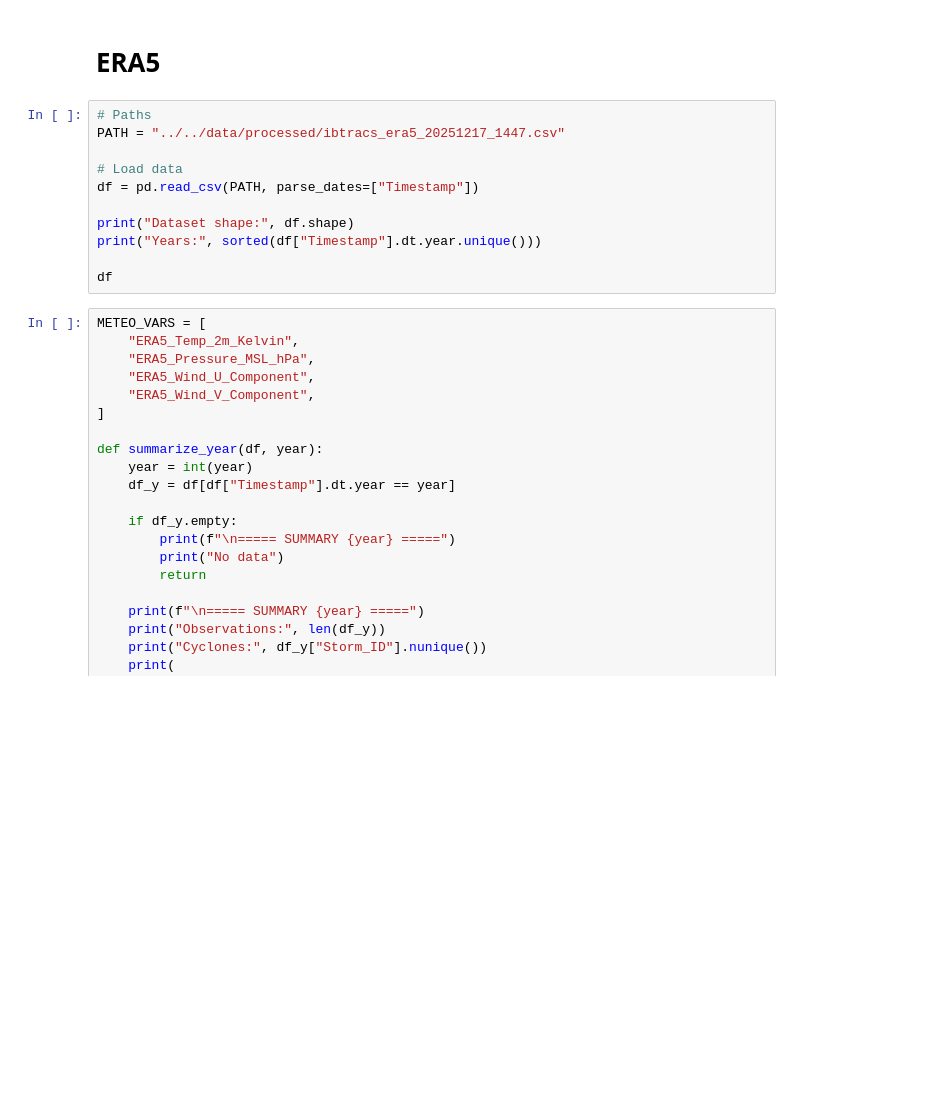
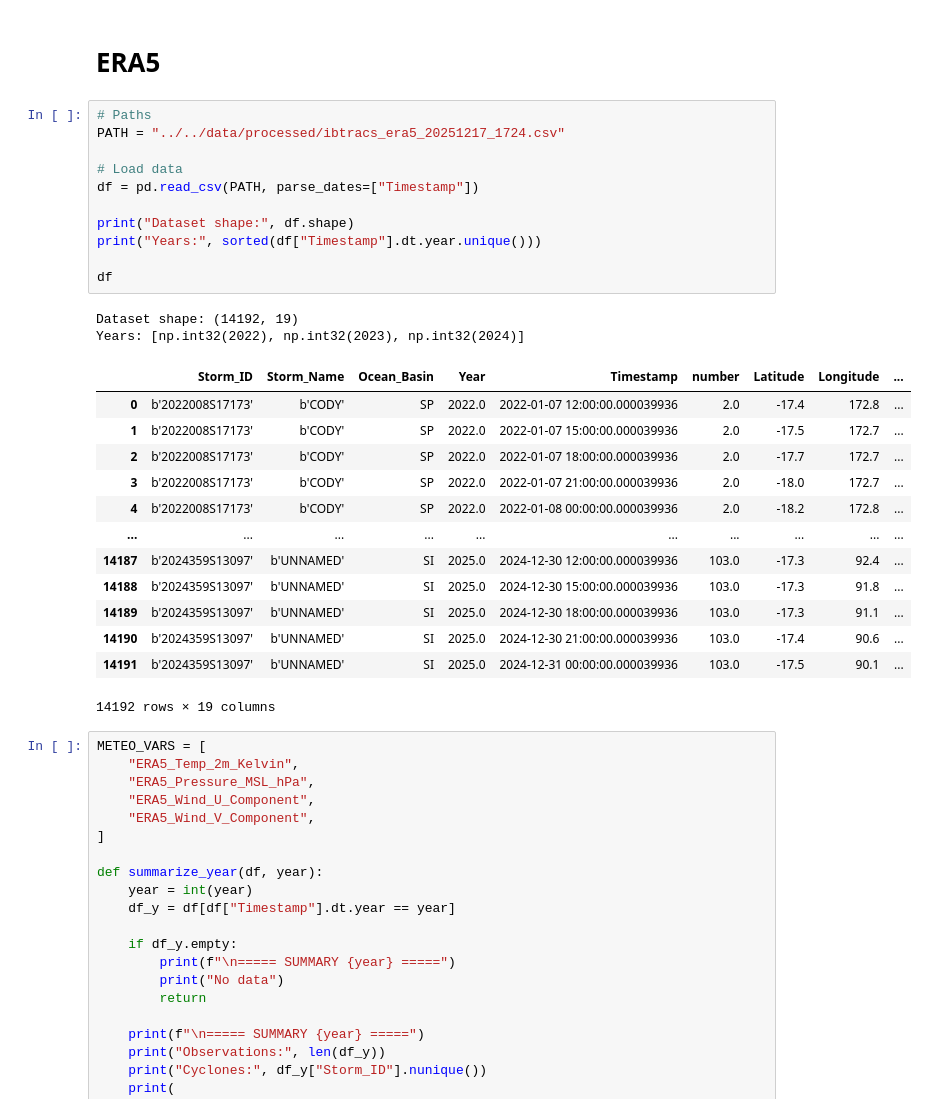
Before and after one commit to Louiscrrn/multimodal_natural_disaster_dataset, a Jupyter notebook: ERATrACS/notebooks/analysis.ipynb, the cells around one changed output. Saved outputs shown, nothing was run; the diff lists cells and outputs as text; blank space fills up the shorter version.

```diff
--- a/ERATrACS/notebooks/analysis.ipynb
+++ b/ERATrACS/notebooks/analysis.ipynb
@@ -204,15 +254,31 @@ plot_basin_bounding_boxes_with_template(BASIN_BBOX, BASIN_COLORS)
 # ERA5
 # %%
 # Paths
-PATH = "../../data/processed/ibtracs_era5_20251217_1447.csv"
+PATH = "../../data/processed/ibtracs_era5_20251217_1724.csv"
 
 # Load data
 df = pd.read_csv(PATH, parse_dates=["Timestamp"])
 
 print("Dataset shape:", df.shape)
 print("Years:", sorted(df["Timestamp"].dt.year.unique()))
 
 df
+# %% [output]
+Dataset shape: (14192, 19)
+Years: [np.int32(2022), np.int32(2023), np.int32(2024)]
+|  | Storm_ID | Storm_Name | Ocean_Basin | Year | Timestamp | number | Latitude | Longitude | ... |
+| 0 | b'2022008S17173' | b'CODY' | SP | 2022.0 | 2022-01-07 12:00:00.000039936 | 2.0 | -17.4 | 172.8 | ... |
+| 1 | b'2022008S17173' | b'CODY' | SP | 2022.0 | 2022-01-07 15:00:00.000039936 | 2.0 | -17.5 | 172.7 | ... |
+| 2 | b'2022008S17173' | b'CODY' | SP | 2022.0 | 2022-01-07 18:00:00.000039936 | 2.0 | -17.7 | 172.7 | ... |
+| 3 | b'2022008S17173' | b'CODY' | SP | 2022.0 | 2022-01-07 21:00:00.000039936 | 2.0 | -18.0 | 172.7 | ... |
+| 4 | b'2022008S17173' | b'CODY' | SP | 2022.0 | 2022-01-08 00:00:00.000039936 | 2.0 | -18.2 | 172.8 | ... |
+| ... | ... | ... | ... | ... | ... | ... | ... | ... | ... |
+| 14187 | b'2024359S13097' | b'UNNAMED' | SI | 2025.0 | 2024-12-30 12:00:00.000039936 | 103.0 | -17.3 | 92.4 | ... |
+| 14188 | b'2024359S13097' | b'UNNAMED' | SI | 2025.0 | 2024-12-30 15:00:00.000039936 | 103.0 | -17.3 | 91.8 | ... |
+| 14189 | b'2024359S13097' | b'UNNAMED' | SI | 2025.0 | 2024-12-30 18:00:00.000039936 | 103.0 | -17.3 | 91.1 | ... |
+| 14190 | b'2024359S13097' | b'UNNAMED' | SI | 2025.0 | 2024-12-30 21:00:00.000039936 | 103.0 | -17.4 | 90.6 | ... |
+| 14191 | b'2024359S13097' | b'UNNAMED' | SI | 2025.0 | 2024-12-31 00:00:00.000039936 | 103.0 | -17.5 | 90.1 | ... |
+14192 rows × 19 columns
 # %%
 METEO_VARS = [
     "ERA5_Temp_2m_Kelvin",
```
Also changed, not shown: parts of 6 cells of this notebook, 2 other files.
